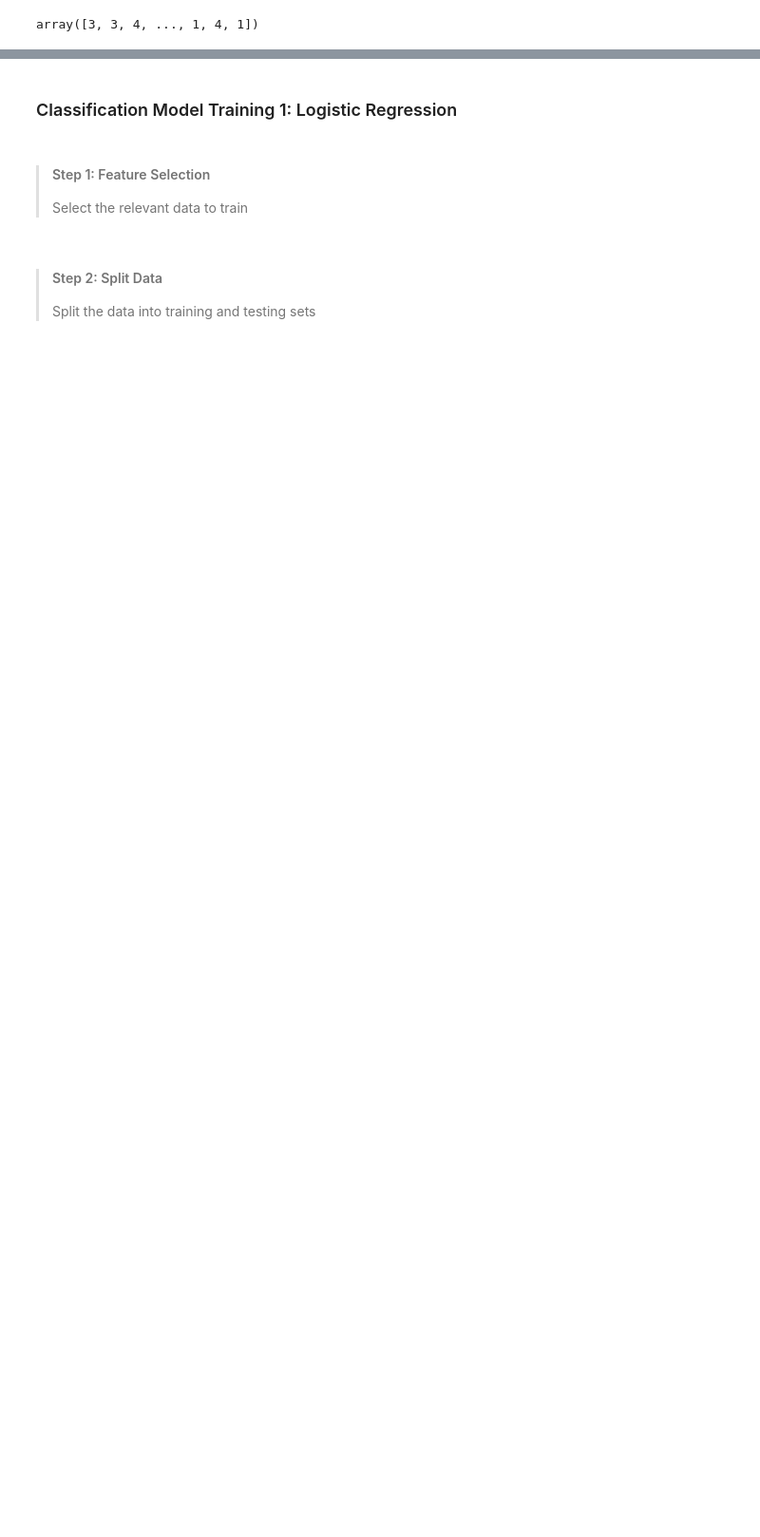
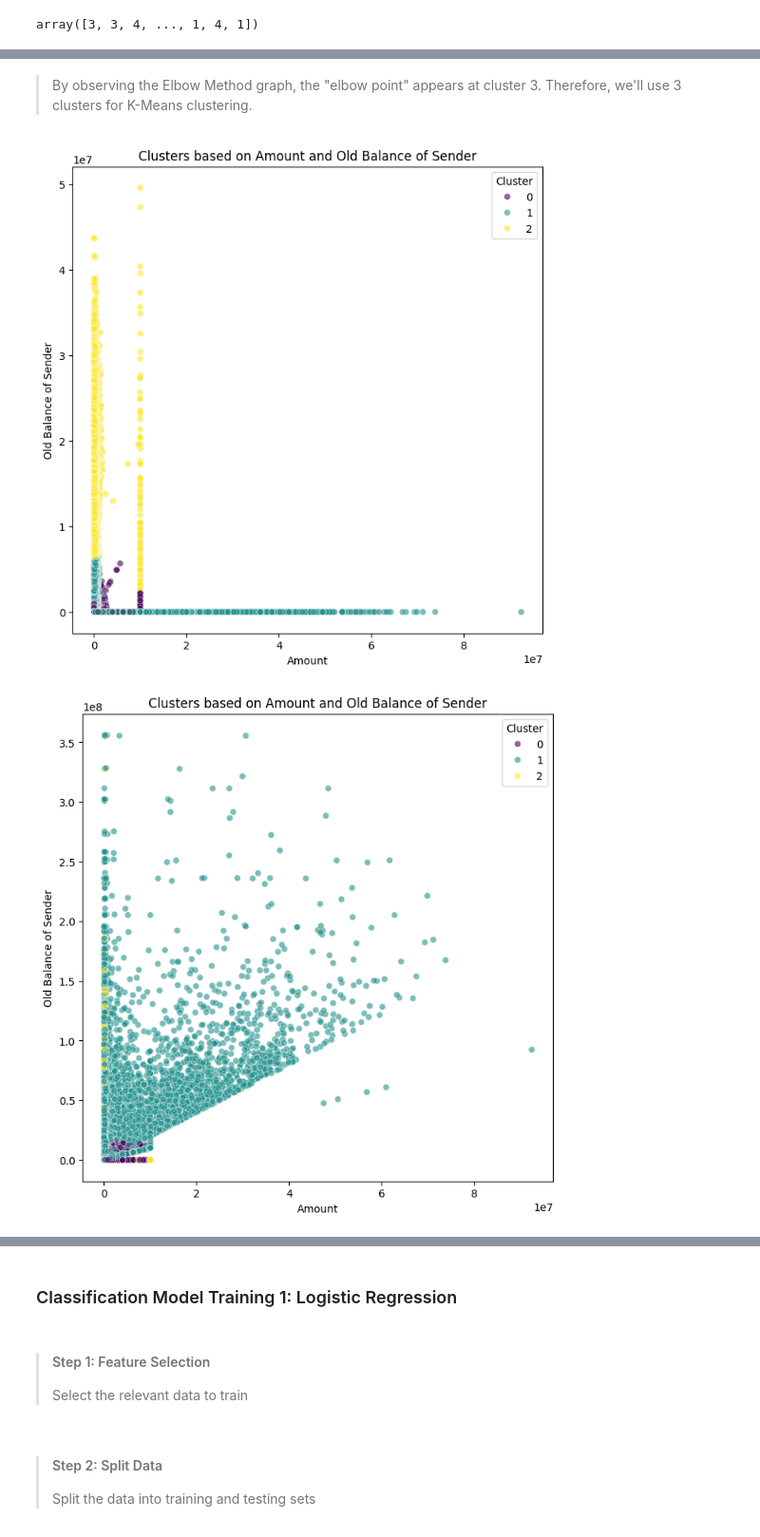
Before and after one commit to V3ness/Data-Science-Fundamentals-Project, a Jupyter notebook: project.ipynb, the cells around one changed output, grey strips where cells are left out. Shown at 95% size. Drawn from its saved outputs; the diff is of its cells as text; code cells hidden in the pictures; blank space fills up the shorter version.

```diff
--- a/project.ipynb
+++ b/project.ipynb
@@ -276,0 +322,37 @@ plt.tight_layout()
+# %% [markdown]
+> By observing the Elbow Method graph, the "elbow point" appears at cluster 3. Therefore, we'll use 3 clusters for K-Means clustering.
+# %%
+# Fit the KMeans model with 3 clusters
+kmeans = KMeans(n_clusters=3, random_state=1)
+
+# Fit the model with the scaled features
+df_mine['cluster'] = kmeans.fit_predict(scaled_features)
+
+# Visualize the clusters on oldBalanceOrig and amount
+plt.figure(figsize=(8, 8))
+sns.scatterplot(data=df_mine, x='amount', y='newBalanceOrig', hue='cluster', palette='viridis', alpha=0.6)
+plt.title('Clusters based on Amount and Old Balance of Sender')
+plt.xlabel('Amount')
+plt.ylabel('Old Balance of Sender')
+plt.legend(title='Cluster')
+plt.show()
+
+plt.figure(figsize=(8, 8))
+sns.scatterplot(data=df_mine, x='amount', y='newBalanceDest', hue='cluster', palette='viridis', alpha=0.6)
+plt.title('Clusters based on Amount and Old Balance of Sender')
+plt.xlabel('Amount')
+plt.ylabel('Old Balance of Sender')
+plt.legend(title='Cluster')
+plt.show()
+
+# Another visualization on type_encoded and amount
+plt.figure(figsize=(8, 8))
+sns.scatterplot(data=df_mine, x='type', y='amount', hue='cluster', palette='viridis', alpha=0.6)
+plt.title('Clusters based on Transaction Type and Amount')
+plt.xlabel('Transaction Type')
+plt.ylabel('Amount')
+plt.legend(title='Cluster')
+plt.show()
+# %% [output]
+[figure, added]
+[figure, added]
```
Also changed, not shown: parts of 62 cells of this notebook, 3 other files.
